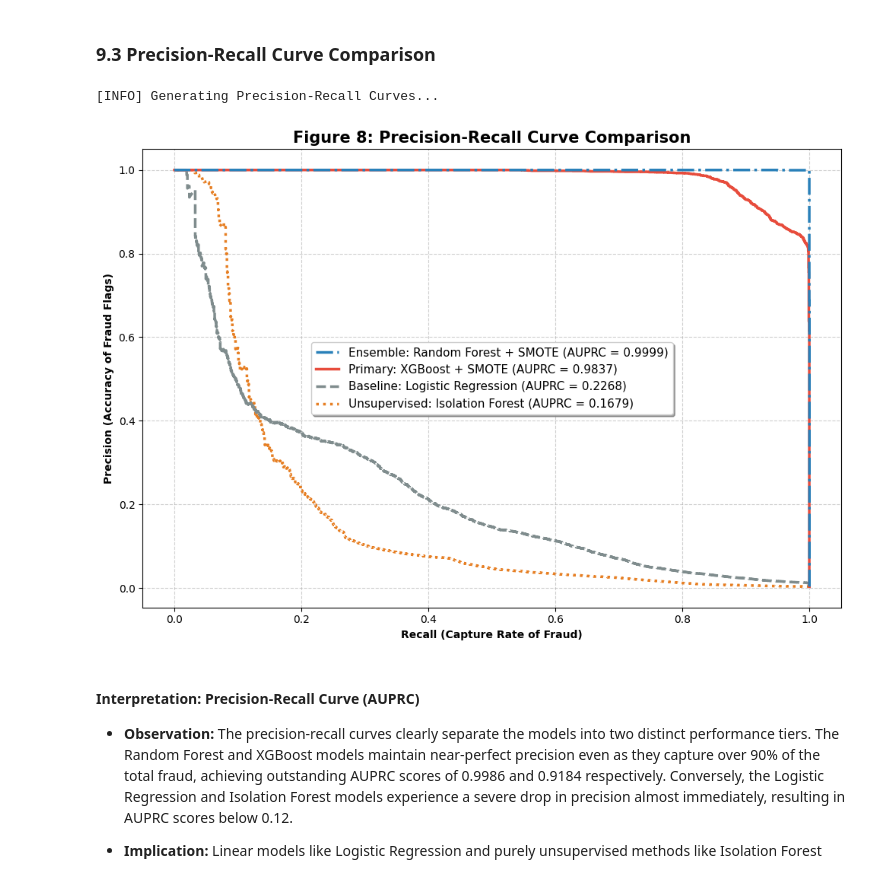
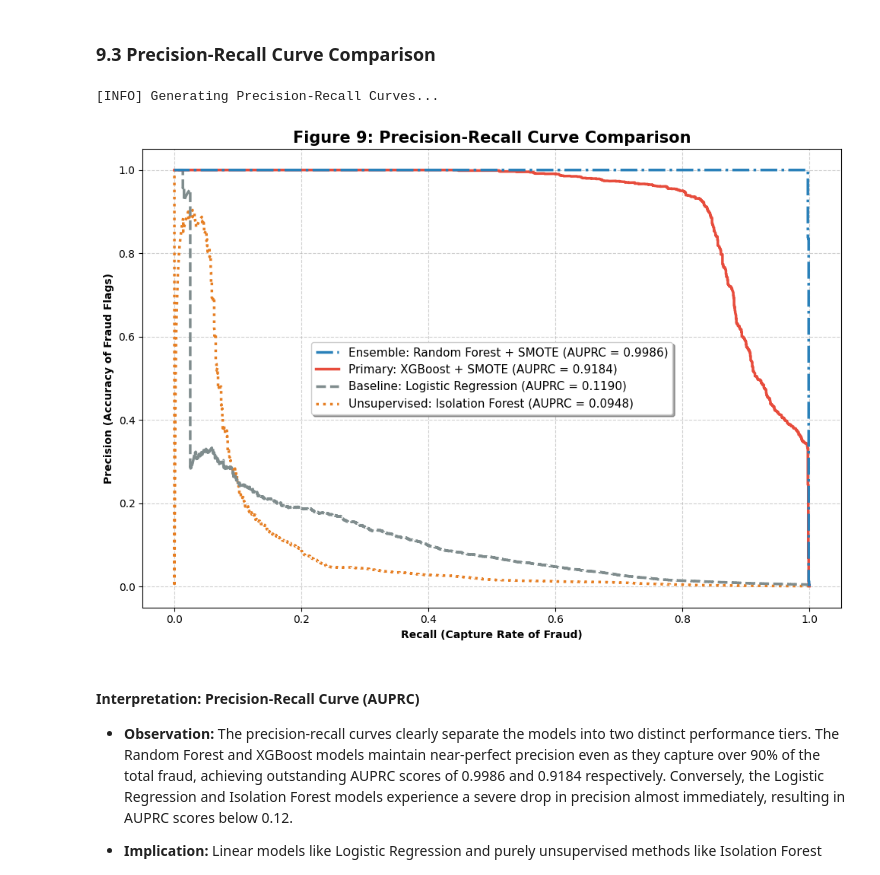
Before and after one commit to Quynh-Trang12/anomaly-watchers-donutpuff, a Jupyter notebook: ml_pipeline/notebooks/01_primary_analysis.ipynb, the cells around one changed output. Saved outputs shown, nothing was run; the diff lists cells and outputs as text; code cells hidden in the pictures.

Commit message:
Apply Stratified Splitting

```diff
--- a/ml_pipeline/notebooks/01_primary_analysis.ipynb
+++ b/ml_pipeline/notebooks/01_primary_analysis.ipynb
@@ -835,27 +826,0 @@ In financial fraud detection, the temporal dimension is a critical dependency. M
-# %%
-# =====================================================================
-# Temporal Train/Test Split
-# =====================================================================
-
-logger.info("Executing strict Temporal Train/Test Split to prevent future leakage...")
-
-# Violently purge the exact clone transactions duplication BEFORE Splitting
-initial_rows = len(df)
-df = df.drop_duplicates()
-logger.success(f"Deduplication complete. Dropped {initial_rows - len(df)} cloned rows.")
-
-X = df.drop(columns=["is_fraud"])
-y = df["is_fraud"]
-
-# -------------------------------------------------------------------
-# TEMPORAL SPLIT (No Shuffling)
-# Since the dataset is chronologically ordered by the original 'step',
-# we perform an 80/20 sequential split.
-# -------------------------------------------------------------------
-split_index = int(len(df) * 0.8)
-
-# Slicing the dataframe chronologically
-X_train, X_test = X.iloc[:split_index], X.iloc[split_index:]
-y_train, y_test = y.iloc[:split_index], y.iloc[split_index:]
-
-logger.success(f"Temporal split complete. Train shape: {X_train.shape}, Test shape: {X_test.shape}")
@@ -865,0 +840,11 @@ logger.success(f"Temporal split complete. Train shape: {X_train.shape}, Test sha
+# %%
+from sklearn.model_selection import train_test_split
+
+logger.info("Executing strict Train/Test Split to prevent data leakage...")
+X = df.drop(columns=["is_fraud"])
+y = df["is_fraud"]
+
+# Perform stratified split to maintain the exact 0.13% fraud prevalence in both sets
+X_train, X_test, y_train, y_test = train_test_split(X, y, test_size=0.2, stratify=y, random_state=42)
+
+logger.success(f"Train/Test split complete. Train shape: {X_train.shape}, Test shape: {X_test.shape}")
@@ -1228,35 +1235,35 @@ model_probas = [
     ("Primary: XGBoost + SMOTE", y_proba_xgb, "#e74c3c", "-")             # Red (Solid)
 ]
 
 # 2. Extract metrics into a temporary list for dynamic sorting
 plot_data = []
 for title, y_proba, color, style in model_probas:
     precision, recall, _ = precision_recall_curve(y_test, y_proba)
     model_auprc = auc(recall, precision)
     plot_data.append((model_auprc, recall, precision, color, style, title))
 
 # 3. Sort by AUPRC (ascending) for plotting so the best models are drawn LAST (on top)
 plot_data.sort(key=lambda x: x[0], reverse=False)
 
 # Plot the lines
 for model_auprc, recall, precision, color, style, title in plot_data:
     ax.plot(recall, precision, color=color, linestyle=style, linewidth=2.5,
             label=f"{title} (AUPRC = {model_auprc:.4f})")
 
-ax.set_title("Figure 8: Precision-Recall Curve Comparison", fontweight="bold", fontsize=15)
+ax.set_title("Figure 9: Precision-Recall Curve Comparison", fontweight="bold", fontsize=15)
 ax.set_xlabel("Recall (Capture Rate of Fraud)", fontweight="bold")
 ax.set_ylabel("Precision (Accuracy of Fraud Flags)", fontweight="bold")
 
 # 4. Reverse legend order so the highest AUPRC is at the top of the list
 handles, labels = ax.get_legend_handles_labels()
 ax.legend(handles[::-1], labels[::-1], loc="best", shadow=True, fontsize=11)
 
 ax.grid(True, linestyle="--", alpha=0.6)
 plt.tight_layout()
 plt.show()
 # %% [output]
 [INFO] Generating Precision-Recall Curves...
-[figure, old version]
+[figure, new version]
 # %% [markdown]
 #### Interpretation: Precision-Recall Curve (AUPRC)
 
```
Also changed, not shown: parts of 16 cells of this notebook, 1 other file.
